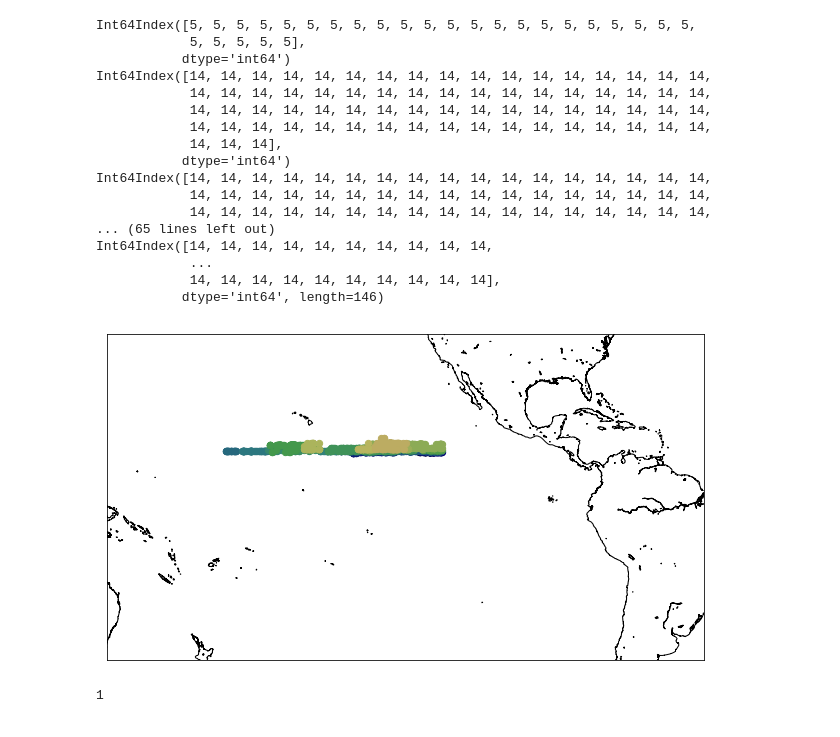
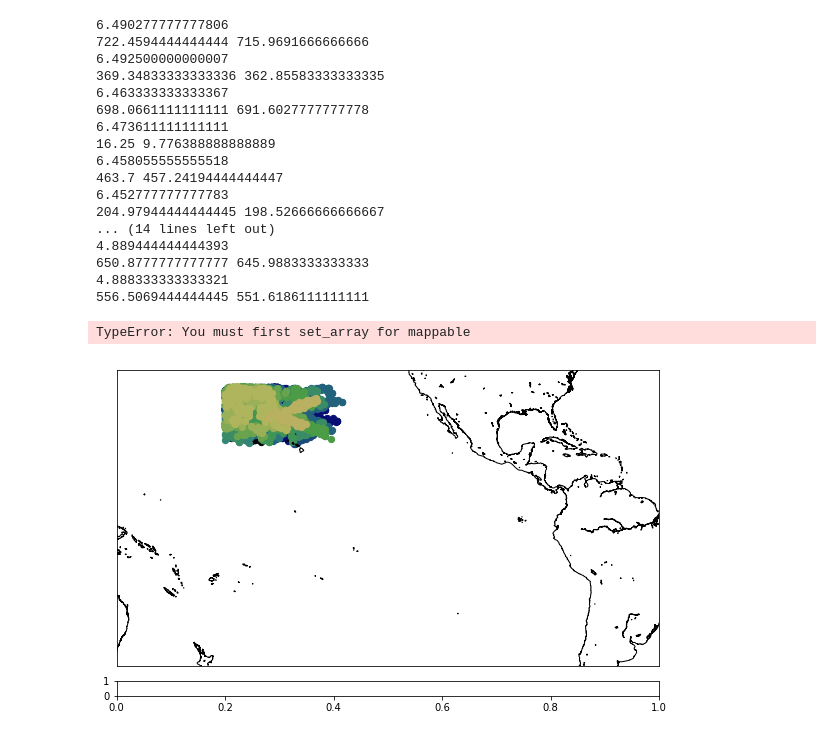
Before and after one commit to pshivraj/Precip_eScience, a Jupyter notebook: Plot Clustering Results.ipynb, the cells around one changed output. Saved outputs shown, nothing was run; the diff lists cells and outputs as text; code cells hidden in the pictures.

```diff
--- a/Plot Clustering Results.ipynb
+++ b/Plot Clustering Results.ipynb
@@ -104,15 +104,17 @@ for obj in bucket.objects.filter(Delimiter='', Prefix='Trmm/EPO/*Clustered_Data*
 # %%
-file = xr.open_dataset('/Users/lauren/Downloads/2000_08Clusted_Data.nc4')
+file = xr.open_dataset('S3_downloads/2000_08Clustered_Data.nc4')
 Data = file.Data.data #[delta_time, lat, lon, surface_rain, latent heat profile]
 labels = file.Labels.data
 Time = file.time.data
-
-n_clusters_ = len(set(labels)) - (1 if -1 in labels else 0)
+print(file.eps)
+num_clusters_ = np.unique(labels)
+num_clusters_ = num_clusters_[num_clusters_>-1]
+n_clusters_ = len(num_clusters_)
 print(n_clusters_)
 cluster_spans = np.zeros((len(Data[0,:]),n_clusters_))
 cluster_means = np.zeros((len(Data[0,:]),n_clusters_))
 for i in range(n_clusters_):
-    cluster = Data[labels==i,:]
+    cluster = Data[labels==num_clusters_[i],:]
     cluster_spans[:,i] = np.amax(cluster,axis=0)-np.amin(cluster,axis=0)
     cluster_means[:,i] = np.nanmean(cluster,axis=0)
 
@@ -245,46 +242,45 @@ cbar.set_label('event count')
 # %%
 #region overwhich to show the plot
 bbox = [-40,40,150,310]
 
 plt.figure(figsize=(12,6))
 # Define the projection, scale, the corners of the map, and the resolution.
 m = Basemap(projection='merc',llcrnrlat=bbox[0],urcrnrlat=bbox[1],\
             llcrnrlon=bbox[2],urcrnrlon=bbox[3],lat_ts=10,resolution='i')
 cmap = plt.get_cmap('gist_earth')
 
 # Draw coastlines and fill continents and water with color
 m.drawcoastlines()
-
-#look at the clusters within the range labels_min to labels_max
-labels_min = np.min(labels)+700
-labels_max = 720
+labels_min = 600
+labels_max = 615
 
 #plot the location of rain for the individual clusters (colored by cluster)
-for ii in range(labels_min,labels_max):
-    print(time[labels==ii].day)
-    cluster = Data[labels==ii,:]
+for ii in range(600,615):
+    cluster = Data[labels==num_clusters_[ii],:]
+    print(np.amax(cluster[:,0])-np.amin(cluster[:,0]))
+    print(np.amax(cluster[:,0]),np.amin(cluster[:,0]))
     color_interp = np.interp(ii,[labels_min,labels_max],[0,200])
-    m.scatter(cluster[:,2],cluster[:,1],s=40,marker='o',color=cmap(int(color_interp)),latlon=True)
+    cs = m.scatter(cluster[:,2],cluster[:,1],s=40,marker='o',color=cmap(int(color_interp)),latlon=True)
+#     m.scatter(cluster[:,2],cluster[:,1],s=40,marker='o',c=cluster[:,0],latlon=True)
+
+cbar = m.colorbar(cs,location='bottom',pad="5%")
 # %% [output]
-Int64Index([5, 5, 5, 5, 5, 5, 5, 5, 5, 5, 5, 5, 5, 5, 5, 5, 5, 5, 5, 5, 5, 5,
-            5, 5, 5, 5, 5],
-           dtype='int64')
-Int64Index([14, 14, 14, 14, 14, 14, 14, 14, 14, 14, 14, 14, 14, 14, 14, 14, 14,
-            14, 14, 14, 14, 14, 14, 14, 14, 14, 14, 14, 14, 14, 14, 14, 14, 14,
-            14, 14, 14, 14, 14, 14, 14, 14, 14, 14, 14, 14, 14, 14, 14, 14, 14,
-            14, 14, 14, 14, 14, 14, 14, 14, 14, 14, 14, 14, 14, 14, 14, 14, 14,
-            14, 14, 14],
-           dtype='int64')
-Int64Index([14, 14, 14, 14, 14, 14, 14, 14, 14, 14, 14, 14, 14, 14, 14, 14, 14,
-            14, 14, 14, 14, 14, 14, 14, 14, 14, 14, 14, 14, 14, 14, 14, 14, 14,
-            14, 14, 14, 14, 14, 14, 14, 14, 14, 14, 14, 14, 14, 14, 14, 14, 14,
-... (65 lines left out)
-Int64Index([14, 14, 14, 14, 14, 14, 14, 14, 14, 14,
-            ...
-            14, 14, 14, 14, 14, 14, 14, 14, 14, 14],
-           dtype='int64', length=146)
+6.490277777777806
+722.4594444444444 715.9691666666666
+6.492500000000007
+369.34833333333336 362.85583333333335
+6.463333333333367
+698.0661111111111 691.6027777777778
+6.473611111111111
+16.25 9.776388888888889
+6.458055555555518
+463.7 457.24194444444447
+6.452777777777783
+204.97944444444445 198.52666666666667
+... (14 lines left out)
+4.889444444444393
+650.8777777777777 645.9883333333333
+4.888333333333321
+556.5069444444445 551.6186111111111
+TypeError: You must first set_array for mappable
-[figure, old version]
+[figure, new version]
-# %%
-print(int('01'))
-# %% [output]
-1
```
Also changed, not shown: parts of 5 cells of this notebook.
